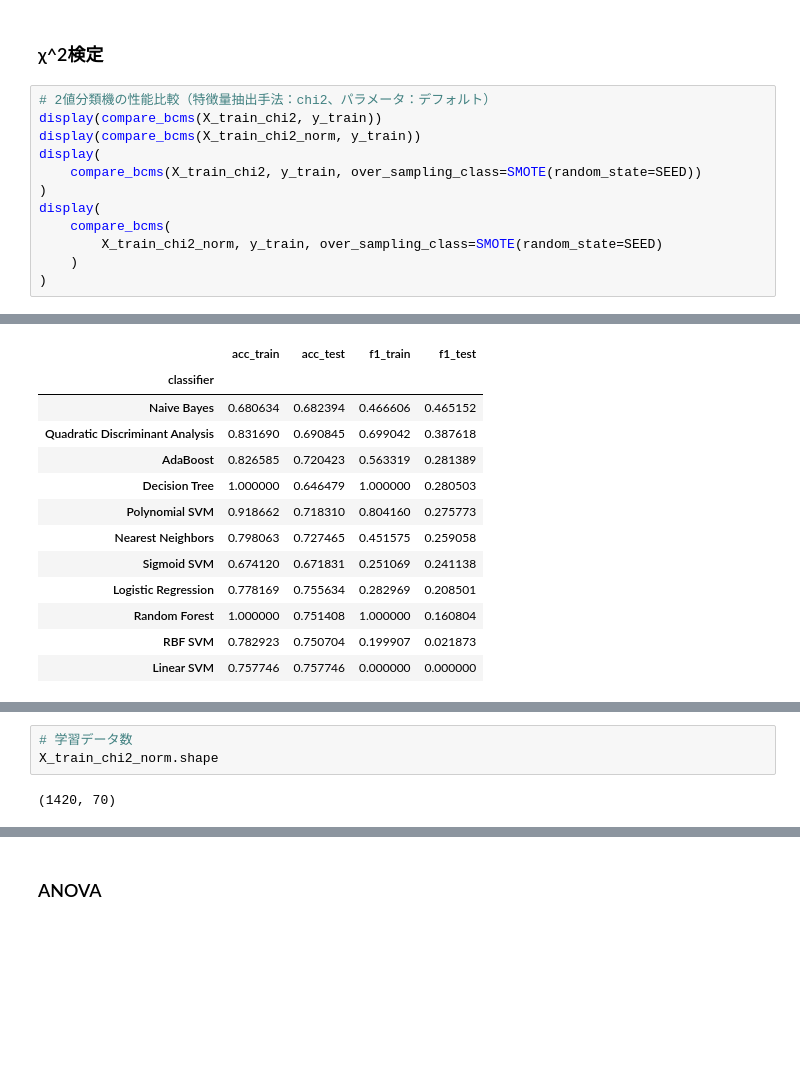
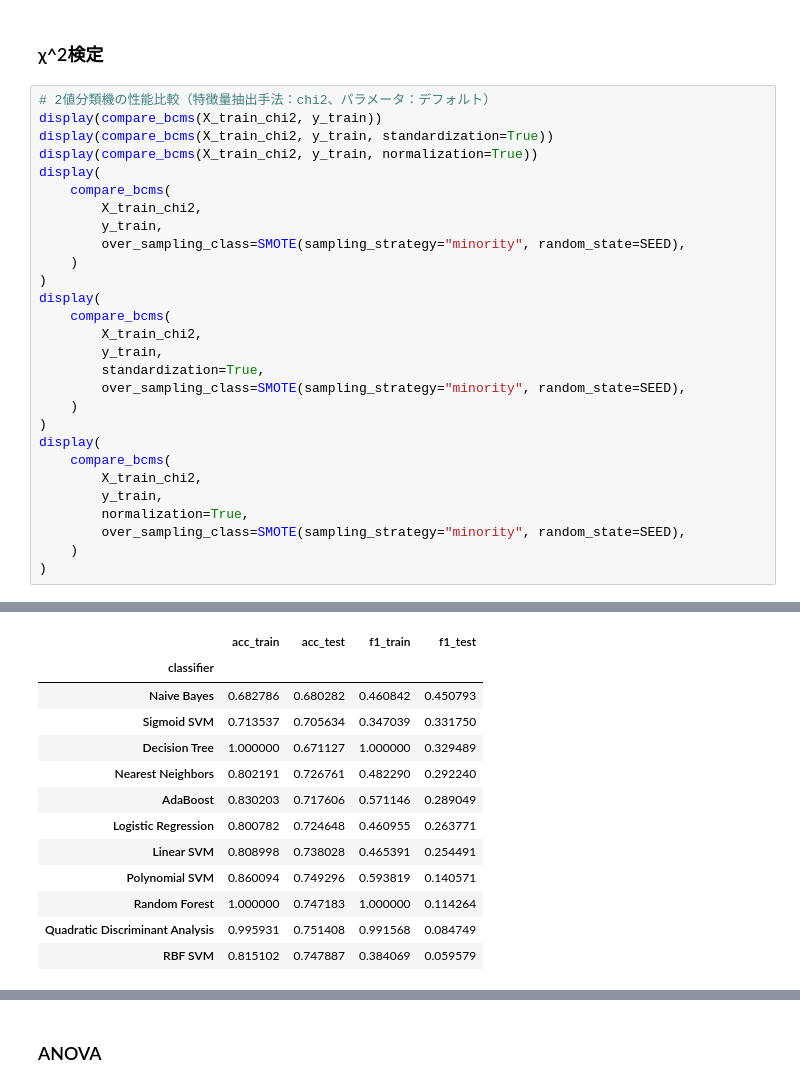
Before and after one commit to mono-clone/breast_cancer_analytics, a Jupyter notebook: notebooks/3.0.1-create_bcm_genes.ipynb, the cells around one changed output, grey strips where cells are left out. Drawn from its saved outputs; the diff is of its cells as text; blank space fills up the shorter version.

```diff
--- a/notebooks/3.0.1-create_bcm_genes.ipynb
+++ b/notebooks/3.0.1-create_bcm_genes.ipynb
@@ -359,15 +155,31 @@ def plot_learning_curve(
 # %%
 # 2値分類機の性能比較（特徴量抽出手法：chi2、パラメータ：デフォルト）
 display(compare_bcms(X_train_chi2, y_train))
-display(compare_bcms(X_train_chi2_norm, y_train))
+display(compare_bcms(X_train_chi2, y_train, standardization=True))
+display(compare_bcms(X_train_chi2, y_train, normalization=True))
 display(
-    compare_bcms(X_train_chi2, y_train, over_sampling_class=SMOTE(random_state=SEED))
+    compare_bcms(
+        X_train_chi2,
+        y_train,
+        over_sampling_class=SMOTE(sampling_strategy="minority", random_state=SEED),
+    )
 )
 display(
     compare_bcms(
-        X_train_chi2_norm, y_train, over_sampling_class=SMOTE(random_state=SEED)
+        X_train_chi2,
+        y_train,
+        standardization=True,
+        over_sampling_class=SMOTE(sampling_strategy="minority", random_state=SEED),
     )
 )
+display(
+    compare_bcms(
+        X_train_chi2,
+        y_train,
+        normalization=True,
+        over_sampling_class=SMOTE(sampling_strategy="minority", random_state=SEED),
+    )
+)
 # %% [output]
 |  | acc_train | acc_test | f1_train | f1_test |
 | classifier |  |  |  |  |
@@ -385,15 +197,15 @@ display(
 |  | acc_train | acc_test | f1_train | f1_test |
 | classifier |  |  |  |  |
-| Naive Bayes | 0.680634 | 0.682394 | 0.466606 | 0.465152 |
-| Quadratic Discriminant Analysis | 0.831690 | 0.690845 | 0.699042 | 0.387618 |
-| AdaBoost | 0.826585 | 0.720423 | 0.563319 | 0.281389 |
-| Decision Tree | 1.000000 | 0.646479 | 1.000000 | 0.280503 |
-| Polynomial SVM | 0.918662 | 0.718310 | 0.804160 | 0.275773 |
-| Nearest Neighbors | 0.798063 | 0.727465 | 0.451575 | 0.259058 |
-| Sigmoid SVM | 0.674120 | 0.671831 | 0.251069 | 0.241138 |
-| Logistic Regression | 0.778169 | 0.755634 | 0.282969 | 0.208501 |
-| Random Forest | 1.000000 | 0.751408 | 1.000000 | 0.160804 |
-| RBF SVM | 0.782923 | 0.750704 | 0.199907 | 0.021873 |
-| Linear SVM | 0.757746 | 0.757746 | 0.000000 | 0.000000 |
+| Naive Bayes | 0.682786 | 0.680282 | 0.460842 | 0.450793 |
+| Sigmoid SVM | 0.713537 | 0.705634 | 0.347039 | 0.331750 |
+| Decision Tree | 1.000000 | 0.671127 | 1.000000 | 0.329489 |
+| Nearest Neighbors | 0.802191 | 0.726761 | 0.482290 | 0.292240 |
+| AdaBoost | 0.830203 | 0.717606 | 0.571146 | 0.289049 |
+| Logistic Regression | 0.800782 | 0.724648 | 0.460955 | 0.263771 |
+| Linear SVM | 0.808998 | 0.738028 | 0.465391 | 0.254491 |
+| Polynomial SVM | 0.860094 | 0.749296 | 0.593819 | 0.140571 |
+| Random Forest | 1.000000 | 0.747183 | 1.000000 | 0.114264 |
+| Quadratic Discriminant Analysis | 0.995931 | 0.751408 | 0.991568 | 0.084749 |
+| RBF SVM | 0.815102 | 0.747887 | 0.384069 | 0.059579 |
 |  | acc_train | acc_test | f1_train | f1_test |
 | classifier |  |  |  |  |
@@ -424,5 +261,0 @@ display(
-# %%
-# 学習データ数
-X_train_chi2_norm.shape
-# %% [output]
-(1420, 70)
```
Also changed, not shown: parts of 19 cells of this notebook, 18 other files.
